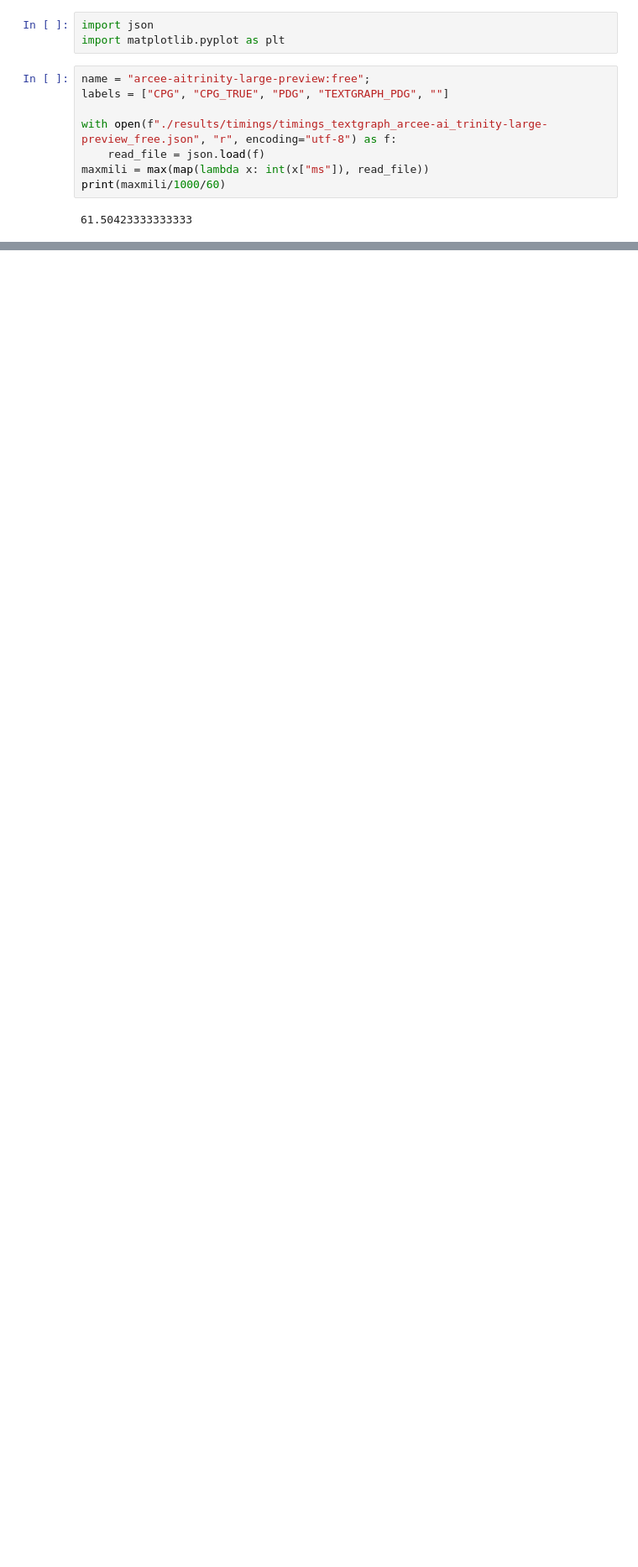
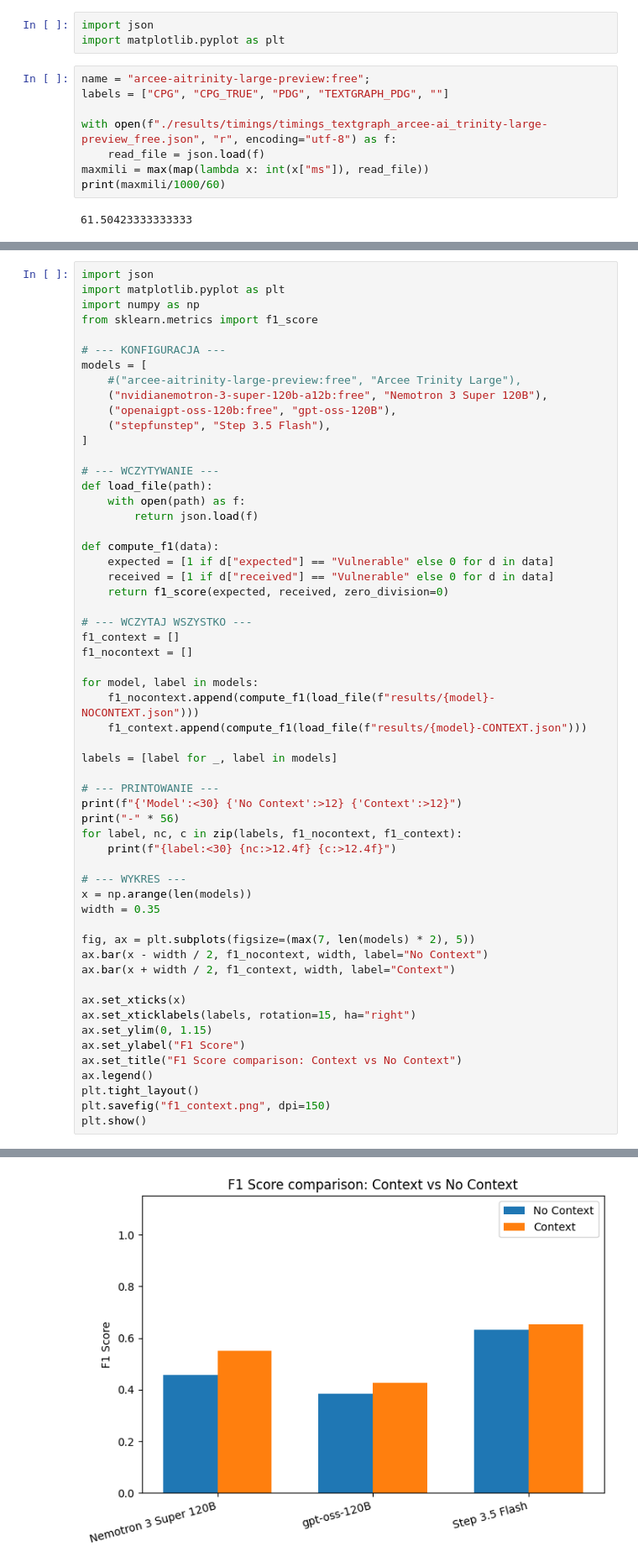
Before and after one commit to b9dn/VulDet, a Jupyter notebook: wykresy.ipynb, the cells around one changed output, grey strips where cells are left out. Shown at 84% size. Cells and saved outputs as stored; diff of their text form; blank space fills up the shorter version.

```diff
--- a/wykresy.ipynb
+++ b/wykresy.ipynb
@@ -109,0 +176,58 @@ NOGRAPH: acc=0.59  f1=0.32  prec=0.91  rec=0.20
+# %%
+import json
+import matplotlib.pyplot as plt
+import numpy as np
+from sklearn.metrics import f1_score
+
+# --- KONFIGURACJA ---
+models = [
+    #("arcee-aitrinity-large-preview:free", "Arcee Trinity Large"),
+    ("nvidianemotron-3-super-120b-a12b:free", "Nemotron 3 Super 120B"),
+    ("openaigpt-oss-120b:free", "gpt-oss-120B"),
+    ("stepfunstep", "Step 3.5 Flash"),
+]
+
+# --- WCZYTYWANIE ---
+def load_file(path):
+    with open(path) as f:
+        return json.load(f)
+
+def compute_f1(data):
+    expected = [1 if d["expected"] == "Vulnerable" else 0 for d in data]
+    received = [1 if d["received"] == "Vulnerable" else 0 for d in data]
+    return f1_score(expected, received, zero_division=0)
+
+# --- WCZYTAJ WSZYSTKO ---
+f1_context = []
+f1_nocontext = []
+
+for model, label in models:
+    f1_nocontext.append(compute_f1(load_file(f"results/{model}-NOCONTEXT.json")))
+    f1_context.append(compute_f1(load_file(f"results/{model}-CONTEXT.json")))
+
+labels = [label for _, label in models]
+
+# --- PRINTOWANIE ---
+print(f"{'Model':<30} {'No Context':>12} {'Context':>12}")
+print("-" * 56)
+for label, nc, c in zip(labels, f1_nocontext, f1_context):
+    print(f"{label:<30} {nc:>12.4f} {c:>12.4f}")
+
+# --- WYKRES ---
+x = np.arange(len(models))
+width = 0.35
+
+fig, ax = plt.subplots(figsize=(max(7, len(models) * 2), 5))
+ax.bar(x - width / 2, f1_nocontext, width, label="No Context")
+ax.bar(x + width / 2, f1_context, width, label="Context")
+
+ax.set_xticks(x)
+ax.set_xticklabels(labels, rotation=15, ha="right")
+ax.set_ylim(0, 1.15)
+ax.set_ylabel("F1 Score")
+ax.set_title("F1 Score comparison: Context vs No Context")
+ax.legend()
+plt.tight_layout()
+plt.savefig("f1_context.png", dpi=150)
+plt.show()
+# %% [output]
@@ -110,3 +239,4 @@ NOGRAPH: acc=0.59  f1=0.32  prec=0.91  rec=0.20
+[figure, added]
 # %%
 import sqlite3
 import json
```
Also changed, not shown: parts of 3 cells of this notebook, 17 other files.
